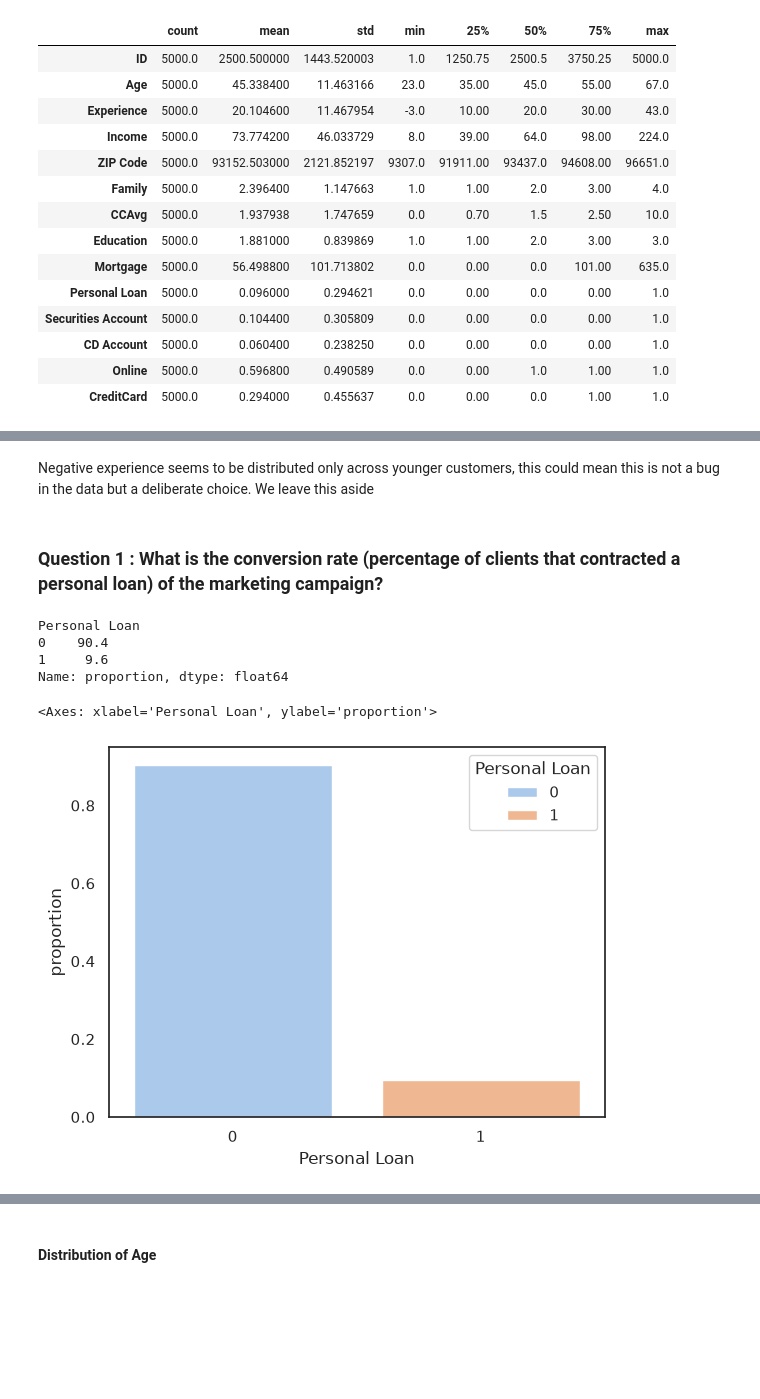
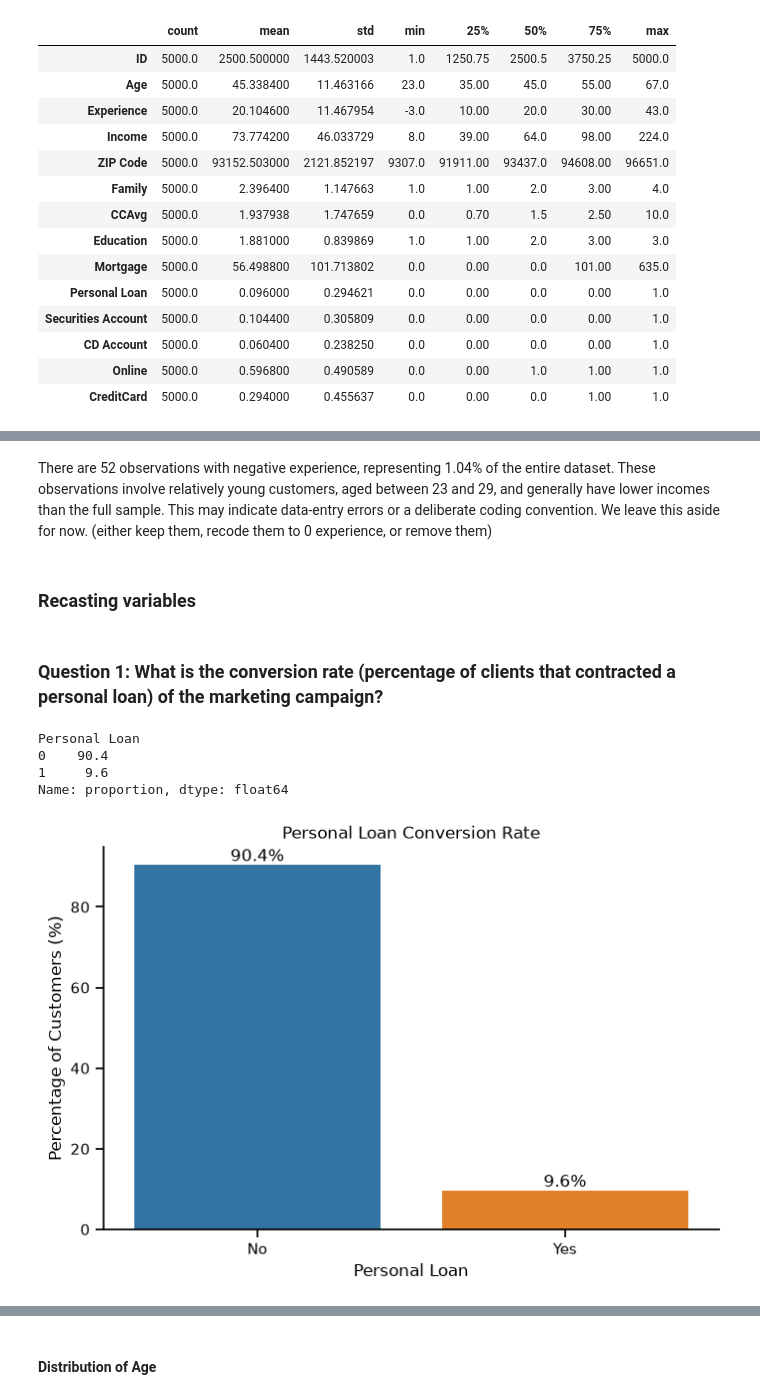
Before and after one commit to reirun/python-project, a Jupyter notebook: project_loan.ipynb, the cells around one changed output, grey strips where cells are left out. Drawn from its saved outputs; the diff is of its cells as text; code cells hidden in the pictures; blank space fills up the shorter version.

```diff
--- a/project_loan.ipynb
+++ b/project_loan.ipynb
@@ -61,2 +135,4 @@ print(min_exp.describe().T.to_markdown())
-# %% [markdown]
-Negative experience seems to be distributed only across younger customers, this could mean this is not a bug in the data but  a deliberate choice. We leave this aside
+# %% [markdown]
+There are 52 observations with negative experience, representing 1.04% of the entire dataset. These observations involve relatively young customers, aged between 23 and 29, and generally have lower incomes than the full sample. This may indicate data-entry errors or a deliberate coding convention. We leave this aside for now. (either keep them, recode them to 0 experience, or remove them)
+# %% [markdown]
+### Recasting variables
@@ -63,3 +141,3 @@ Negative experience seems to be distributed only across younger customers, this
 # %% [markdown]
-### Question 1 : What is the conversion rate (percentage of clients that contracted a personal loan) of the marketing campaign?
+### Question 1: What is the conversion rate (percentage of clients that contracted a personal loan) of the marketing campaign?
 # %%
@@ -70,11 +148,33 @@ Personal Loan
 0    90.4
 1     9.6
 Name: proportion, dtype: float64
-# %%
-sns.set_style("white")
-sns.set_palette(palette = "pastel")
-sns.countplot(data= data,
-             x = "Personal Loan", stat = "proportion", hue = "Personal Loan")
-# %% [output]
-<Axes: xlabel='Personal Loan', ylabel='proportion'>
-[figure, removed]
+# %%
+fig, ax = plt.subplots(figsize=(8, 5))
+
+sns.countplot(
+    data=data,
+    x="Personal Loan",
+    hue="Personal Loan",
+    order=[0, 1],
+    stat="percent",
+    legend=False,
+    ax=ax,
+)
+
+for container in ax.containers:
+  ax.bar_label(container, fmt="%.1f%%")
+
+ax.set(
+    title="Personal Loan Conversion Rate",
+    xlabel="Personal Loan",
+    ylabel="Percentage of Customers (%)",
+    xticks=[0, 1],
+    xticklabels=["No", "Yes"],
+)
+
+sns.despine()
+
+# Saving the figure for the report
+# plt.savefig("q1.svg")
+# %% [output]
+[figure, added]
```
Also changed, not shown: parts of 30 cells of this notebook.
